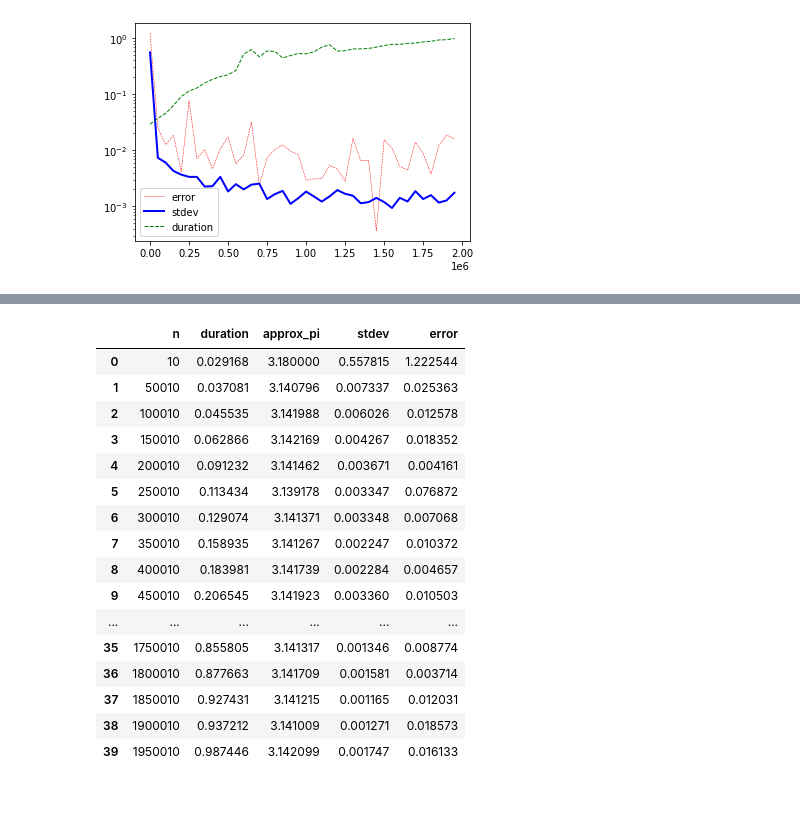
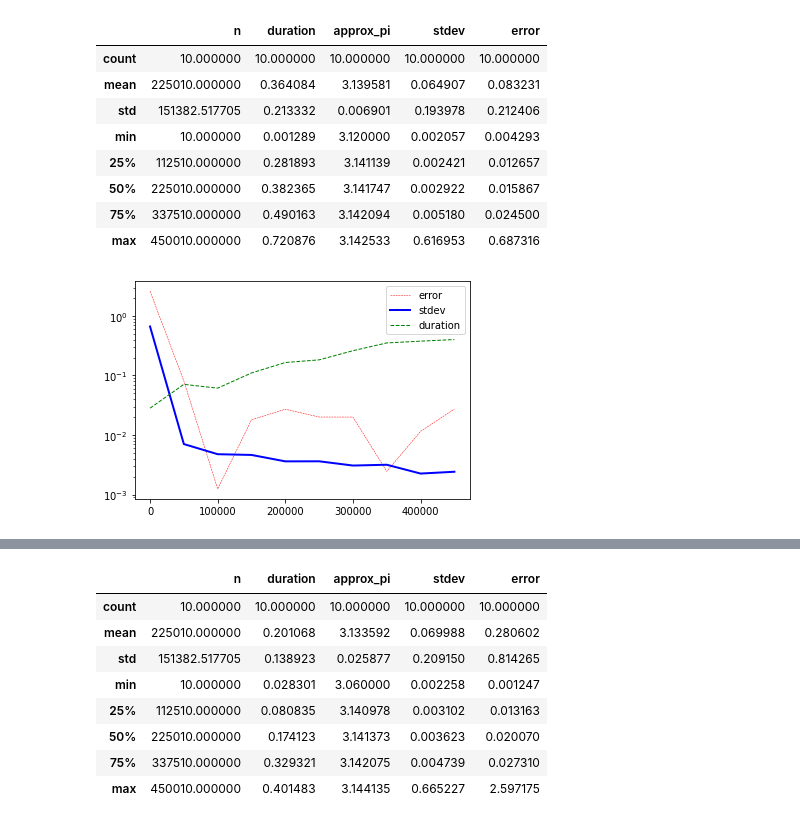
Before and after one commit to DerwenAI/ray_tutorial, a Jupyter notebook: pi.ipynb, the cells around one changed output, grey strips where cells are left out. Saved outputs shown, nothing was run; the diff lists cells and outputs as text; code cells hidden in the pictures; blank space fills up the shorter version.

```diff
--- a/pi.ipynb
+++ b/pi.ipynb
@@ -68,0 +104,9 @@ def run_sim (distrib=False, max_n=100000, step=50000):
+# %%
+%%prun -q -T prof_cpu.txt
+%%snakeviz
+%%time
+
+MAX_N = 500000 # 2000000
+
+df1 = run_sim(distrib=False, max_n=MAX_N)
+df1
@@ -91,5 +199,19 @@ df1
+# %%
+df1.describe()
+# %% [output]
+|  | n | duration | approx_pi | stdev | error |
+| count | 10.000000 | 10.000000 | 10.000000 | 10.000000 | 10.000000 |
+| mean | 225010.000000 | 0.364084 | 3.139581 | 0.064907 | 0.083231 |
+| std | 151382.517705 | 0.213332 | 0.006901 | 0.193978 | 0.212406 |
+| min | 10.000000 | 0.001289 | 3.120000 | 0.002057 | 0.004293 |
+| 25% | 112510.000000 | 0.281893 | 3.141139 | 0.002421 | 0.012657 |
+| 50% | 225010.000000 | 0.382365 | 3.141747 | 0.002922 | 0.015867 |
+| 75% | 337510.000000 | 0.490163 | 3.142094 | 0.005180 | 0.024500 |
+| max | 450010.000000 | 0.720876 | 3.142533 | 0.616953 | 0.687316 |
 # %%
-df2 = run_sim(distrib=True, max_n=2000000)
-df2
+%%time
+
+df2 = run_sim(distrib=True, max_n=MAX_N)
+df2.describe()
 # %% [output]
-[figure, old version]
+[figure, new version]
@@ -96,18 +220,10 @@ df2
 |  | n | duration | approx_pi | stdev | error |
-| 0 | 10 | 0.029168 | 3.180000 | 0.557815 | 1.222544 |
-| 1 | 50010 | 0.037081 | 3.140796 | 0.007337 | 0.025363 |
-| 2 | 100010 | 0.045535 | 3.141988 | 0.006026 | 0.012578 |
-| 3 | 150010 | 0.062866 | 3.142169 | 0.004267 | 0.018352 |
-| 4 | 200010 | 0.091232 | 3.141462 | 0.003671 | 0.004161 |
-| 5 | 250010 | 0.113434 | 3.139178 | 0.003347 | 0.076872 |
-| 6 | 300010 | 0.129074 | 3.141371 | 0.003348 | 0.007068 |
-| 7 | 350010 | 0.158935 | 3.141267 | 0.002247 | 0.010372 |
-| 8 | 400010 | 0.183981 | 3.141739 | 0.002284 | 0.004657 |
-| 9 | 450010 | 0.206545 | 3.141923 | 0.003360 | 0.010503 |
-| ... | ... | ... | ... | ... | ... |
-| 35 | 1750010 | 0.855805 | 3.141317 | 0.001346 | 0.008774 |
-| 36 | 1800010 | 0.877663 | 3.141709 | 0.001581 | 0.003714 |
-| 37 | 1850010 | 0.927431 | 3.141215 | 0.001165 | 0.012031 |
-| 38 | 1900010 | 0.937212 | 3.141009 | 0.001271 | 0.018573 |
-| 39 | 1950010 | 0.987446 | 3.142099 | 0.001747 | 0.016133 |
+| count | 10.000000 | 10.000000 | 10.000000 | 10.000000 | 10.000000 |
+| mean | 225010.000000 | 0.201068 | 3.133592 | 0.069988 | 0.280602 |
+| std | 151382.517705 | 0.138923 | 0.025877 | 0.209150 | 0.814265 |
+| min | 10.000000 | 0.028301 | 3.060000 | 0.002258 | 0.001247 |
+| 25% | 112510.000000 | 0.080835 | 3.140978 | 0.003102 | 0.013163 |
+| 50% | 225010.000000 | 0.174123 | 3.141373 | 0.003623 | 0.020070 |
+| 75% | 337510.000000 | 0.329321 | 3.142075 | 0.004739 | 0.027310 |
+| max | 450010.000000 | 0.401483 | 3.144135 | 0.665227 | 2.597175 |
 # %%
```
Also changed, not shown: parts of 18 cells of this notebook, 3 other files.
